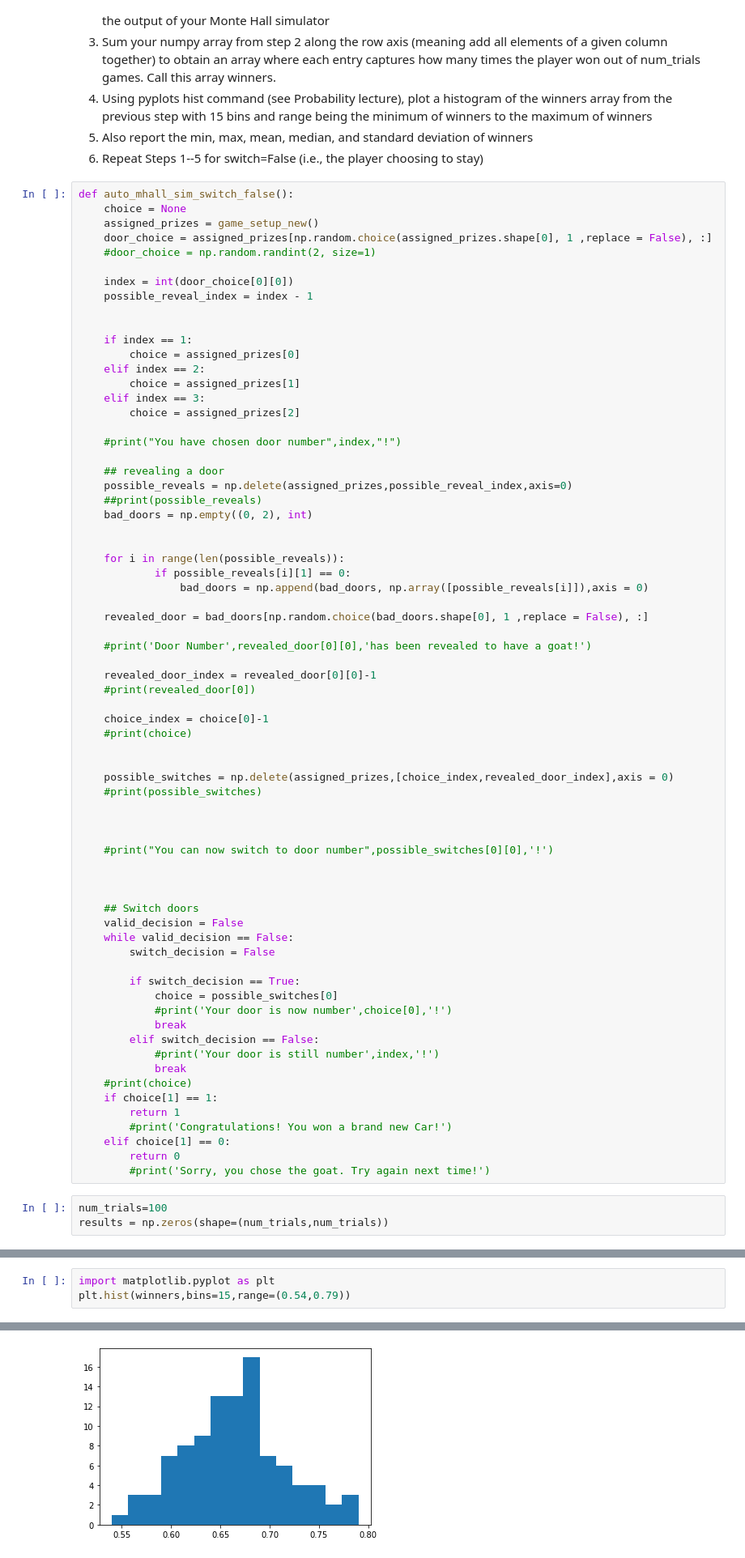
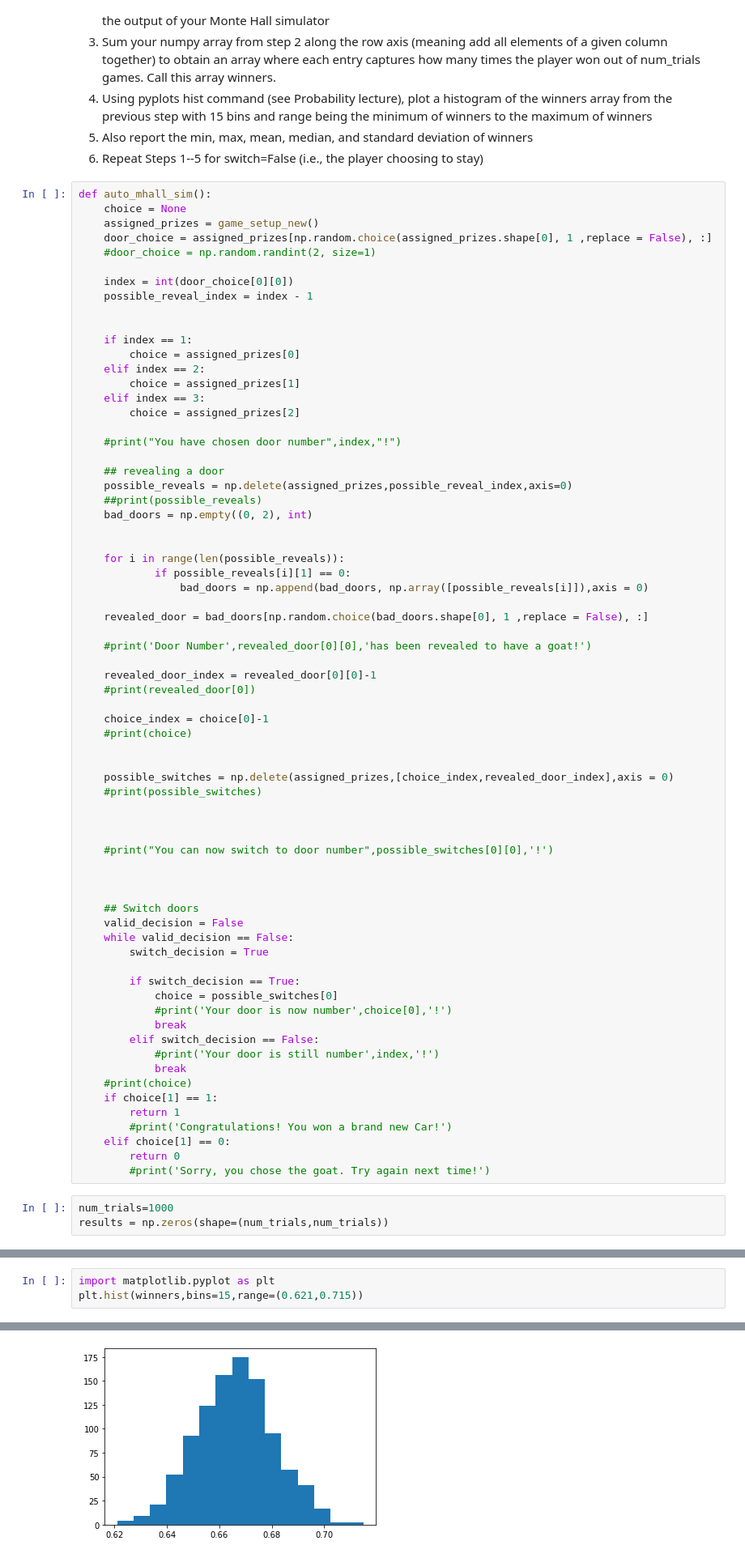
Before and after one commit to Ryan-Bui/DATA3401, a Jupyter notebook: Labs/Lab6/Lab6-MonteHallSim.ipynb, the cells around one changed output, grey strips where cells are left out. Shown at 81% size. Cells and saved outputs as stored; diff of their text form.

```diff
--- a/Labs/Lab6/Lab6-MonteHallSim.ipynb
+++ b/Labs/Lab6/Lab6-MonteHallSim.ipynb
@@ -340,7 +360,7 @@ auto_mhall_sim()
 5. Also report the min, max, mean, median, and standard deviation of winners
 6. Repeat Steps 1--5 for switch=False (i.e., the player choosing to stay)
 # %%
-def auto_mhall_sim_switch_false():
+def auto_mhall_sim():
     choice = None
     assigned_prizes = game_setup_new()
     door_choice = assigned_prizes[np.random.choice(assigned_prizes.shape[0], 1 ,replace = False), :]
@@ -392,7 +412,7 @@ def auto_mhall_sim_switch_false():
     ## Switch doors
     valid_decision = False
     while valid_decision == False:
-        switch_decision = False
+        switch_decision = True
 
         if switch_decision == True:
             choice = possible_switches[0]
@@ -409,7 +429,7 @@ def auto_mhall_sim_switch_false():
         return 0
         #print('Sorry, you chose the goat. Try again next time!')
 # %%
-num_trials=100
+num_trials=1000
 results = np.zeros(shape=(num_trials,num_trials))
 # %%
 for i in range(len(results)):
@@ -443,4 +470,4 @@ print(max(winners))
 # %%
 import matplotlib.pyplot as plt
-plt.hist(winners,bins=15,range=(0.54,0.79))
+plt.hist(winners,bins=15,range=(0.621,0.715))
 # %% [output]
@@ -453,5 +480,5 @@ plt.hist(winners,bins=15,range=(0.54,0.79))
  <BarContainer object of 15 artists>)
-[figure, old version]
+[figure, new version]
 # %%
 print(min(winners))
 print(max(winners))
```
Also changed, not shown: parts of 8 cells of this notebook, 3 other files.
